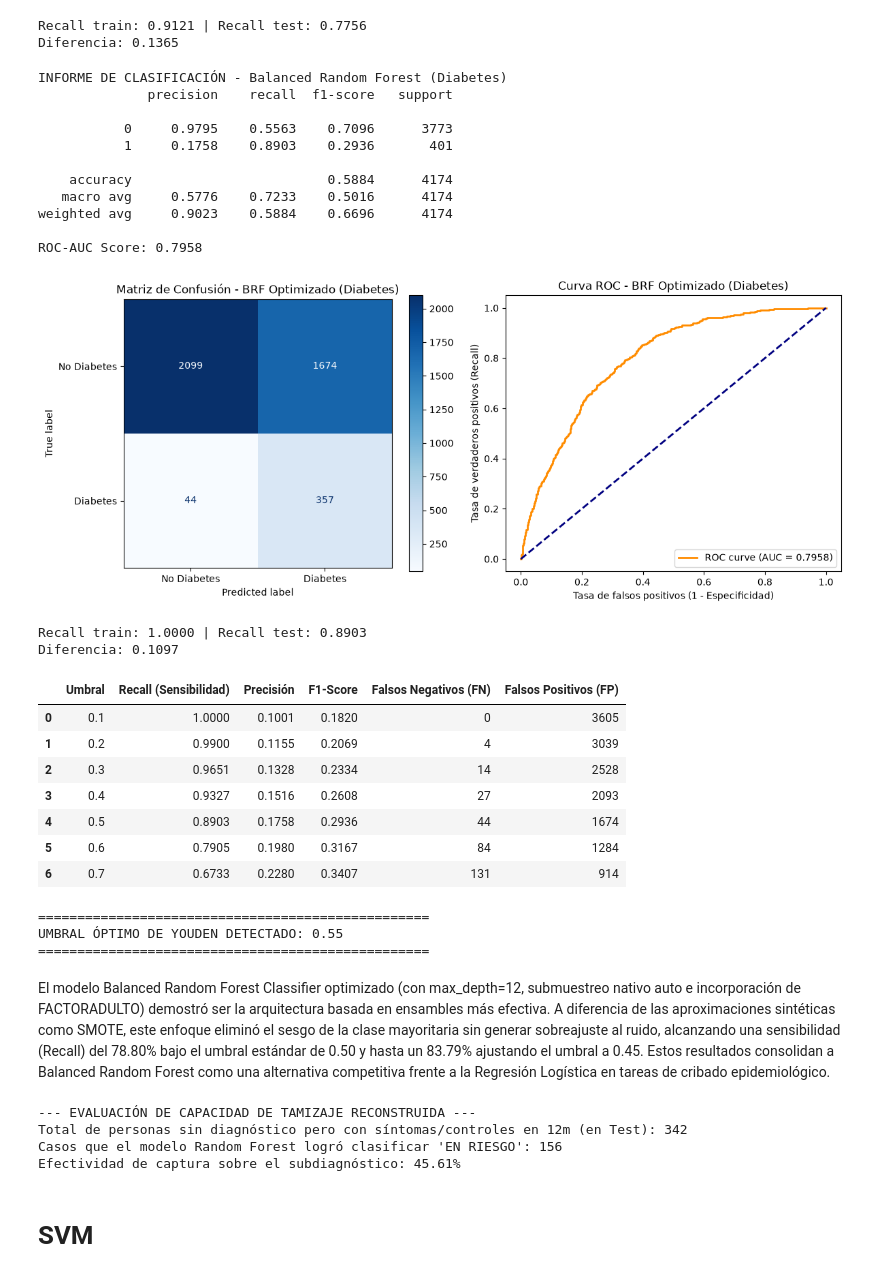
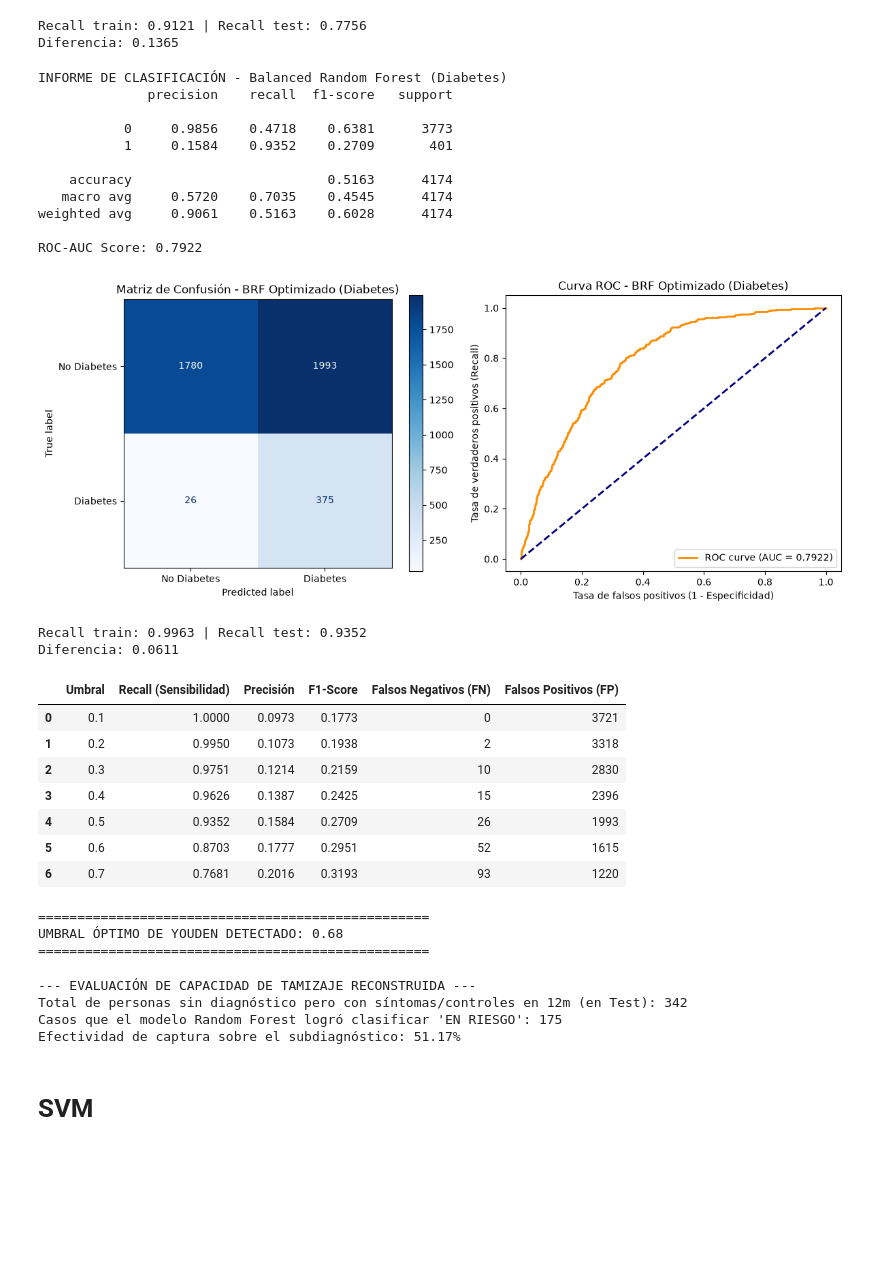
Before and after one commit to aldyvergara22-create/Hypertension-Diabetes-ML-detection, a Jupyter notebook: notebooks/06_Evaluación_Modelos_Diabetes.ipynb, the cells around one changed output. Drawn from its saved outputs; the diff is of its cells as text; code cells hidden in the pictures; blank space fills up the shorter version.

Commit message:
Renombrado

```diff
--- a/notebooks/06_Evaluación_Modelos_Diabetes.ipynb
+++ b/notebooks/06_Evaluación_Modelos_Diabetes.ipynb
@@ -427,7 +427,7 @@ rf_smote_diab = joblib.load("../models/rf_smote_diabetes.joblib")
 brf_diabetes = joblib.load("../models/balanced_random_forest_diab.joblib")
 rf_subsample = joblib.load("../models/subsample_random_forest_diab.joblib")
 brf_sample_weight_diab= joblib.load("../models/brf_sample_weight_diab.joblib")
-brf_opt_gridsearch= joblib.load("../models/brf_hta_opt_gridsearch.joblib")
+brf_opt_randomizedsearch= joblib.load("../models/brf_diab_opt_randomizedsearch.joblib")
 # %%
 # ========================================================
 # EVALUACIÓN RANDOM FOREST ('class_weight') - DIABETES
@@ -912,8 +912,8 @@ Diferencia: 0.1365
 # ==========================================================
 
 # Predicciones
-y_pred_brf_diab = brf_opt_gridsearch.predict(X_test_diab)
-y_proba_brf_diab = brf_opt_gridsearch.predict_proba(X_test_diab)[:, 1]
+y_pred_brf_diab = brf_opt_randomizedsearch.predict(X_test_diab)
+y_proba_brf_diab = brf_opt_randomizedsearch.predict_proba(X_test_diab)[:, 1]
 
 print("INFORME DE CLASIFICACIÓN - Balanced Random Forest (Diabetes)")
 print(classification_report(y_test_diab, y_pred_brf_diab, digits=4))
@@ -923,57 +923,57 @@ auc_brf_diab = roc_auc_score(y_test_diab, y_proba_brf_diab)
 print(f"ROC-AUC Score: {auc_brf_diab:.4f}")
 
 # Matriz de confusión + Curva ROC
 fig, axes = plt.subplots(1, 2, figsize=(12, 5))
 
 cm_brf_diab = confusion_matrix(y_test_diab, y_pred_brf_diab)
 disp_brf_diab = ConfusionMatrixDisplay(
     confusion_matrix=cm_brf_diab,
     display_labels=["No Diabetes", "Diabetes"]
 )
 disp_brf_diab.plot(ax=axes[0], cmap="Blues", values_format="d")
 axes[0].set_title("Matriz de Confusión - BRF Optimizado (Diabetes)")
 
 fpr_brf_diab, tpr_brf_diab, _ = roc_curve(y_test_diab, y_proba_brf_diab)
 axes[1].plot(fpr_brf_diab, tpr_brf_diab, color="darkorange", lw=2,
              label=f"ROC curve (AUC = {auc_brf_diab:.4f})")
 axes[1].plot([0, 1], [0, 1], color="navy", lw=2, linestyle="--")
 axes[1].set_xlabel("Tasa de falsos positivos (1 - Especificidad)")
 axes[1].set_ylabel("Tasa de verdaderos positivos (Recall)")
 axes[1].set_title("Curva ROC - BRF Optimizado (Diabetes)")
 axes[1].legend(loc="lower right")
 
-plt.savefig("../reports/figures/results/brf_opt_gridsearch.png", dpi=300, bbox_inches="tight")
+plt.savefig("../reports/figures/results/brf_diab_opt_randomsearch.png", dpi=300, bbox_inches="tight")
 plt.tight_layout()
 plt.show()
 # %% [output]
 INFORME DE CLASIFICACIÓN - Balanced Random Forest (Diabetes)
               precision    recall  f1-score   support
 
-           0     0.9795    0.5563    0.7096      3773
-           1     0.1758    0.8903    0.2936       401
+           0     0.9856    0.4718    0.6381      3773
+           1     0.1584    0.9352    0.2709       401
 
-    accuracy                         0.5884      4174
-   macro avg     0.5776    0.7233    0.5016      4174
-weighted avg     0.9023    0.5884    0.6696      4174
+    accuracy                         0.5163      4174
+   macro avg     0.5720    0.7035    0.4545      4174
+weighted avg     0.9061    0.5163    0.6028      4174
 
-ROC-AUC Score: 0.7958
+ROC-AUC Score: 0.7922
-[figure, old version]
+[figure, new version]
 # %%
 from sklearn.metrics import recall_score, roc_auc_score
 
-recall_train = recall_score(y_train_diab, brf_opt_gridsearch.predict(X_train_diab))
-recall_test = recall_score(y_test_diab, brf_opt_gridsearch.predict(X_test_diab))
+recall_train = recall_score(y_train_diab, brf_opt_randomizedsearch.predict(X_train_diab))
+recall_test = recall_score(y_test_diab, brf_opt_randomizedsearch.predict(X_test_diab))
 
 print(f"Recall train: {recall_train:.4f} | Recall test: {recall_test:.4f}")
 print(f"Diferencia: {abs(recall_train - recall_test):.4f}")
 # %% [output]
-Recall train: 1.0000 | Recall test: 0.8903
-Diferencia: 0.1097
+Recall train: 0.9963 | Recall test: 0.9352
+Diferencia: 0.0611
 # %%
 import numpy as np
 
 # Probabilidades predichas del BRF optimizado
-y_pred_proba_brf_diab = brf_opt_gridsearch.predict_proba(X_test_diab)[:, 1]
+y_pred_proba_brf_diab = brf_opt_randomizedsearch.predict_proba(X_test_diab)[:, 1]
 
 # 2. Rango extendido de umbrales
 umbrales = [0.10, 0.20, 0.30, 0.40, 0.50, 0.60, 0.70]
@@ -1009,18 +1009,16 @@ print(f"UMBRAL ÓPTIMO DE YOUDEN DETECTADO: {youden_threshold:.2f}") # PUNTO DE
 print("=" * 50)
 # %% [output]
 |  | Umbral | Recall (Sensibilidad) | Precisión | F1-Score | Falsos Negativos (FN) | Falsos Positivos (FP) |
-| 0 | 0.1 | 1.0000 | 0.1001 | 0.1820 | 0 | 3605 |
-| 1 | 0.2 | 0.9900 | 0.1155 | 0.2069 | 4 | 3039 |
-| 2 | 0.3 | 0.9651 | 0.1328 | 0.2334 | 14 | 2528 |
-| 3 | 0.4 | 0.9327 | 0.1516 | 0.2608 | 27 | 2093 |
-| 4 | 0.5 | 0.8903 | 0.1758 | 0.2936 | 44 | 1674 |
-| 5 | 0.6 | 0.7905 | 0.1980 | 0.3167 | 84 | 1284 |
-| 6 | 0.7 | 0.6733 | 0.2280 | 0.3407 | 131 | 914 |
+| 0 | 0.1 | 1.0000 | 0.0973 | 0.1773 | 0 | 3721 |
+| 1 | 0.2 | 0.9950 | 0.1073 | 0.1938 | 2 | 3318 |
+| 2 | 0.3 | 0.9751 | 0.1214 | 0.2159 | 10 | 2830 |
+| 3 | 0.4 | 0.9626 | 0.1387 | 0.2425 | 15 | 2396 |
+| 4 | 0.5 | 0.9352 | 0.1584 | 0.2709 | 26 | 1993 |
+| 5 | 0.6 | 0.8703 | 0.1777 | 0.2951 | 52 | 1615 |
+| 6 | 0.7 | 0.7681 | 0.2016 | 0.3193 | 93 | 1220 |
 ==================================================
-UMBRAL ÓPTIMO DE YOUDEN DETECTADO: 0.55
+UMBRAL ÓPTIMO DE YOUDEN DETECTADO: 0.68
 ==================================================
-# %% [markdown]
-El modelo Balanced Random Forest Classifier optimizado (con max_depth=12, submuestreo nativo auto e incorporación de FACTORADULTO) demostró ser la arquitectura basada en ensambles más efectiva. A diferencia de las aproximaciones sintéticas como SMOTE, este enfoque eliminó el sesgo de la clase mayoritaria sin generar sobreajuste al ruido, alcanzando una sensibilidad (Recall) del 78.80% bajo el umbral estándar de 0.50 y hasta un 83.79% ajustando el umbral a 0.45. Estos resultados consolidan a Balanced Random Forest como una alternativa competitiva frente a la Regresión Logística en tareas de cribado epidemiológico.
 # %%
 # ==============================================================================
 # EVALUACIÓN DE DETECCIÓN DE PACIENTES SIN DIAGNÓSTICO PERO CON SÍNTOMAS
@@ -1032,11 +1030,16 @@ idx_sin_diag = y_test_diab[y_test_diab.values.ravel() == 0].index
 
 # 2. Hacemos la predicción del modelo optimizado solo para este grupo sin diagnóstico
 # Usamos las variables X_test correspondientes a esos índices
-preds_sin_diag = brf_opt_gridsearch.predict(X_test_diab.loc[idx_sin_diag])
+preds_sin_diag = brf_opt_randomizedsearch.predict(X_test_diab.loc[idx_sin_diag])
 
 # 3. Cruzamos con la variable 'Diabetes_Ultimos_12m' rescatada del dataframe original
 # Filtramos solo los que pertenecían a test y contestaron SÍ (1.0) en los últimos 12 meses
-sintomas_12m_sin_diag = df_adulto.loc[idx_sin_diag, "Diabetes_Ultimos_12m"] == 1.0
+if "df_adulto" not in globals():
+    df_adulto = pd.read_csv("../data/processed/ESdE_2023_renombrado.csv")
+
+sintomas_12m_sin_diag = (
+    df_adulto.loc[idx_sin_diag, "Diabetes_Ultimos_12m"] == 1.0
+)
 
 # 4. Evaluamos a cuántos de ellos el modelo los clasificó como "En Riesgo" (Predicción == 1)
 total_casos_ocultos = sintomas_12m_sin_diag.sum()
@@ -1052,8 +1055,8 @@ print(f"Efectividad de captura sobre el subdiagnóstico: {porcentaje_exito:.2f}%
 # %% [output]
 --- EVALUACIÓN DE CAPACIDAD DE TAMIZAJE RECONSTRUIDA ---
 Total de personas sin diagnóstico pero con síntomas/controles en 12m (en Test): 342
-Casos que el modelo Random Forest logró clasificar 'EN RIESGO': 156
-Efectividad de captura sobre el subdiagnóstico: 45.61%
+Casos que el modelo Random Forest logró clasificar 'EN RIESGO': 175
+Efectividad de captura sobre el subdiagnóstico: 51.17%
 # %% [markdown]
 # SVM
 # %%
```
Also changed, not shown: parts of 10 cells of this notebook, 38 other files.
